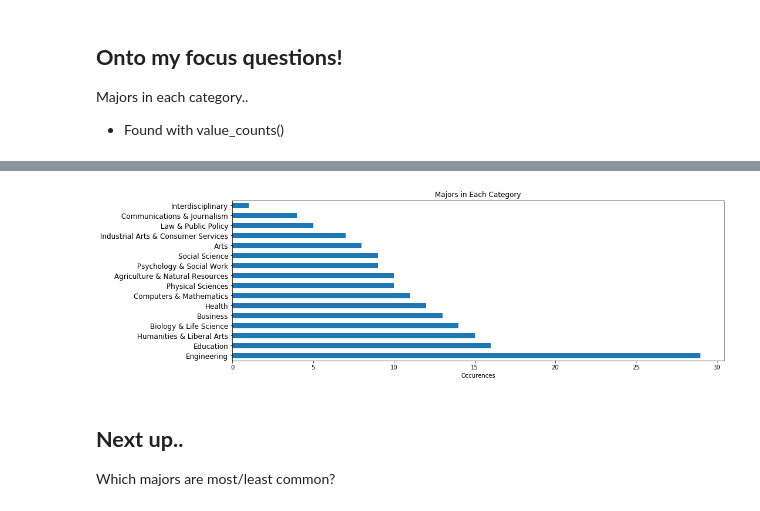
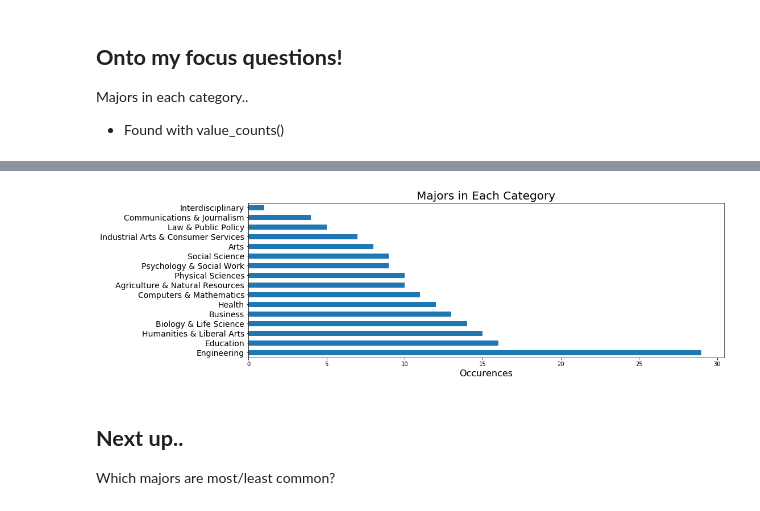
Before and after one commit to michaeltait3/College-Majors-Report, a Jupyter notebook: report.ipynb, the cells around one changed output, grey strips where cells are left out. Drawn from its saved outputs; the diff is of its cells as text; code cells hidden in the pictures.

```diff
--- a/report.ipynb
+++ b/report.ipynb
@@ -55,9 +55,9 @@ Interdisciplinary                       1
 Name: Major_category, dtype: int64
 # %%
 major_data['Major_category'].value_counts().plot(kind='barh', figsize=(15,5))
-plt.yticks(fontsize=12),plt.title('Majors in Each Category'), plt.xlabel('Occurences');
+plt.yticks(fontsize=14),plt.title('Majors in Each Category', fontsize=20), plt.xlabel('Occurences', fontsize=16);
 # %% [output]
-[figure, old version]
+[figure, new version]
 # %% [markdown]
 ## **Next up..**
 
```
Also changed, not shown: parts of 3 cells of this notebook.
